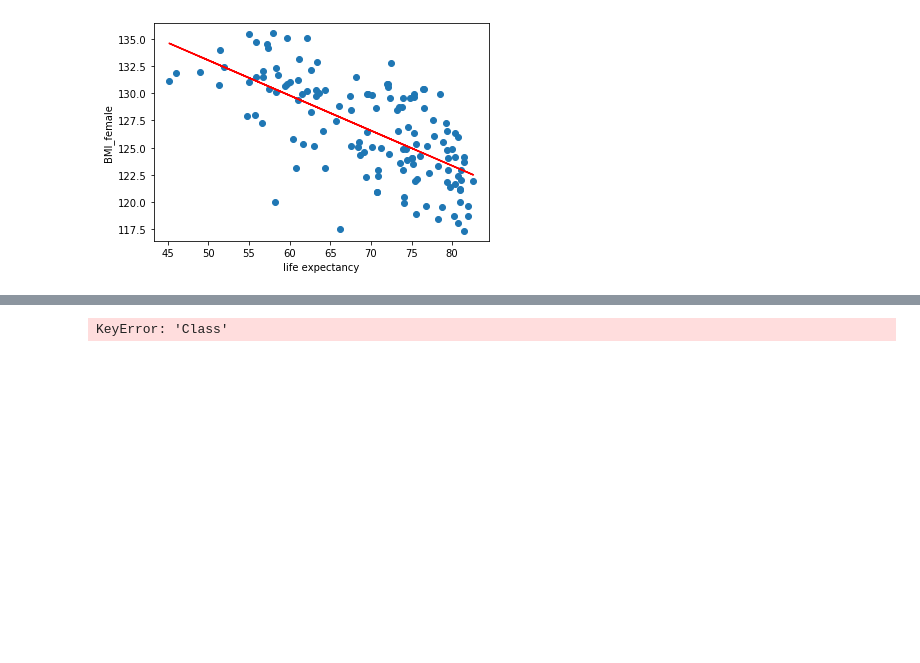
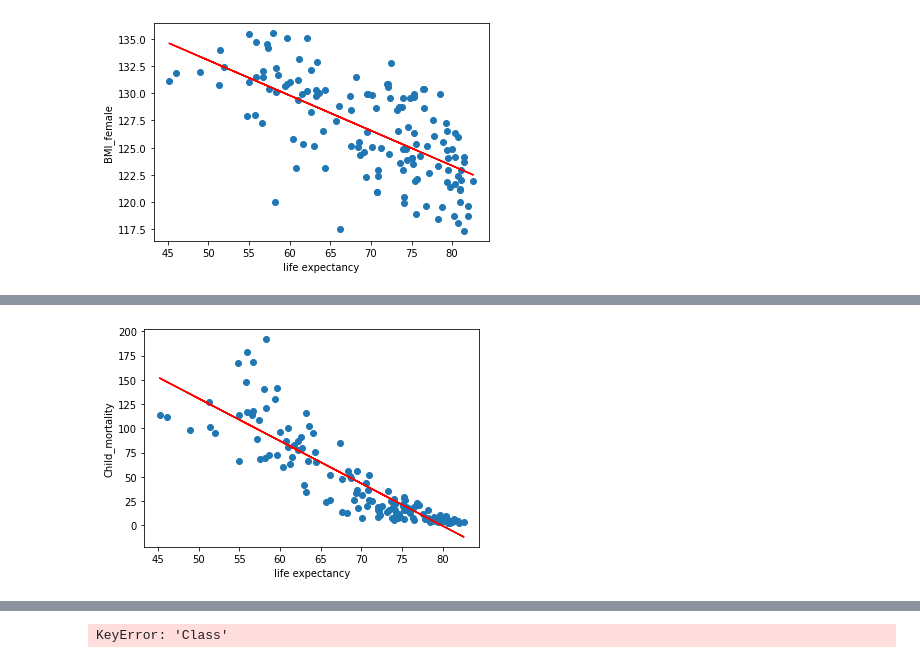
Before and after one commit to leprevost/-3803ict-Stat-Data-Analysis-w3, a Jupyter notebook: statDataAnalyst.ipynb, the cells around one changed output, grey strips where cells are left out. Cells and saved outputs as stored; diff of their text form; code cells hidden in the pictures; blank space fills up the shorter version.

Commit message:
Add Life final

```diff
--- a/statDataAnalyst.ipynb
+++ b/statDataAnalyst.ipynb
@@ -153,0 +156,14 @@ plt.show()
+# %%
+Y = df['child_mortality'].values.reshape(-1, 1)
+X = df['life'].values.reshape(-1, 1)
+linear_regressor = LinearRegression()
+linear_regressor.fit(X, Y)
+Y_pred = linear_regressor.predict(X)
+
+plt.scatter(X, Y)
+plt.plot(X, Y_pred, color='red')
+plt.ylabel('Child_mortality')
+plt.xlabel('life expectancy')
+plt.show()
+# %% [output]
+[figure, added]
```
Also changed, not shown: parts of 3 cells of this notebook.
